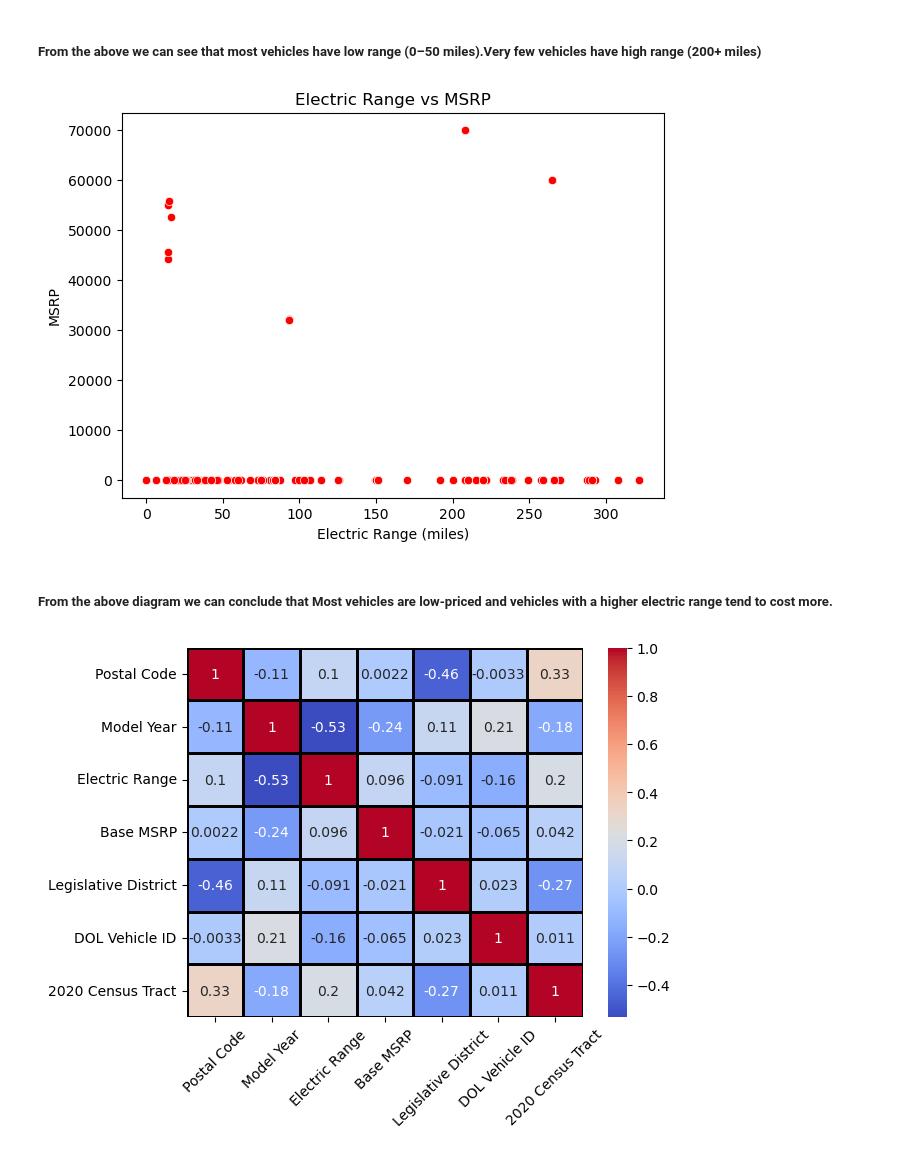
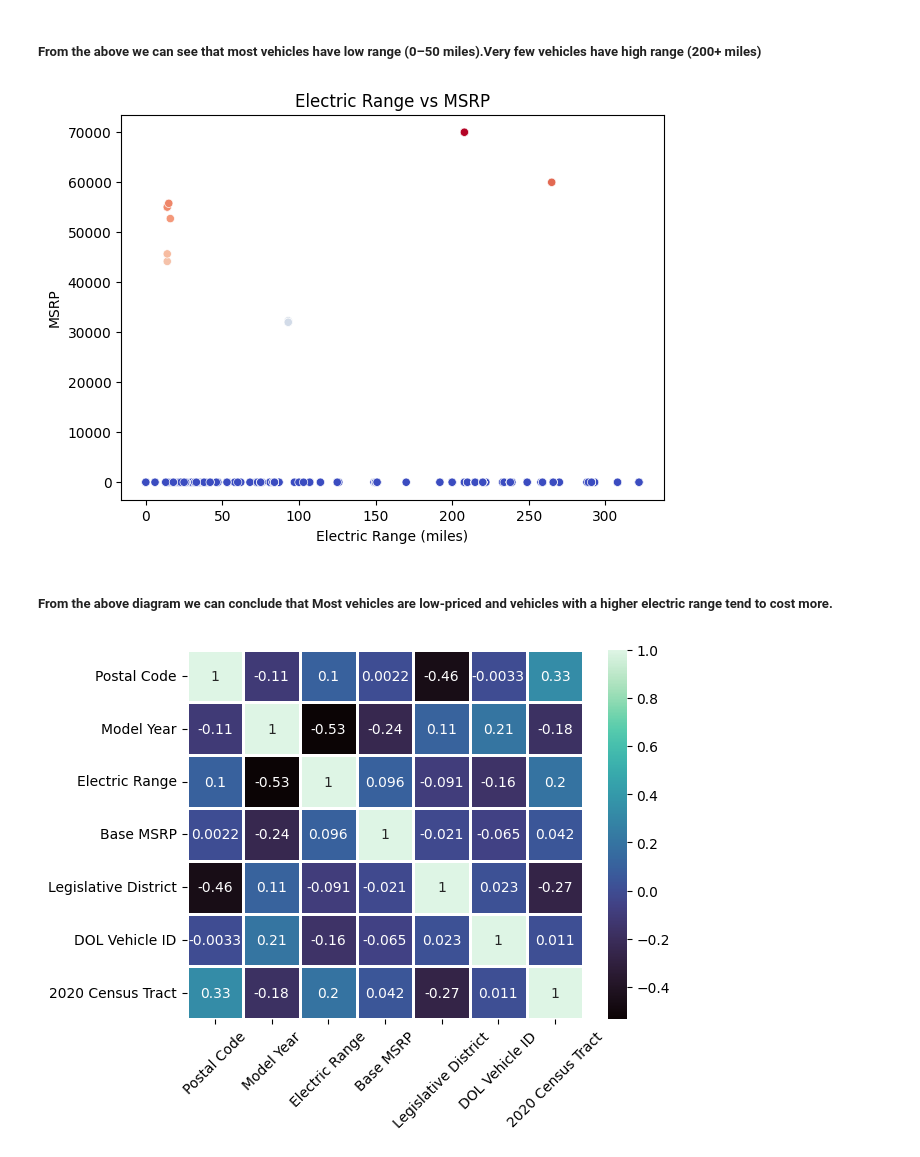
Before and after one commit to rahulbora-45/projectFirst, a Jupyter notebook: ProjectPython.ipynb, the cells around one changed output. Drawn from its saved outputs; the diff is of its cells as text; code cells hidden in the pictures.

```diff
--- a/ProjectPython.ipynb
+++ b/ProjectPython.ipynb
@@ -188,20 +165,21 @@ Text(0, 0.5, 'Frequency')
 # %% [markdown]
 ##### From the above we can see that most vehicles have low range (0–50 miles).Very few vehicles have high range (200+ miles)
 # %%
+
 plt.figure(figsize=(7, 5))
-sns.scatterplot(data=df,x=df['Electric Range'].dropna(),y=df['Base MSRP'].dropna(),color='red')
+sns.scatterplot(data=df,x=df['Electric Range'].dropna(),y=df['Base MSRP'].dropna(),hue=df['Base MSRP'].dropna(),palette='coolwarm',legend=False )
 plt.title('Electric Range vs MSRP')
 plt.xlabel('Electric Range (miles)')
 plt.ylabel('MSRP')
 plt.show()
 # %% [output]
-[figure, old version]
+[figure, new version]
 # %% [markdown]
 ##### From the above diagram we can conclude that Most vehicles are low-priced and vehicles with a higher electric range tend to cost more.
 # %%
 corr=df.corr(numeric_only=True)
-sns.heatmap(corr,annot=True,cmap='coolwarm',linewidth=2,linecolor='black')
+sns.heatmap(corr,annot=True,cmap='mako',linewidth=1)
 plt.xticks(rotation=45)
 plt.show()
 # %% [output]
-[figure, old version]
+[figure, new version]
```
Also changed, not shown: parts of 8 cells of this notebook.
